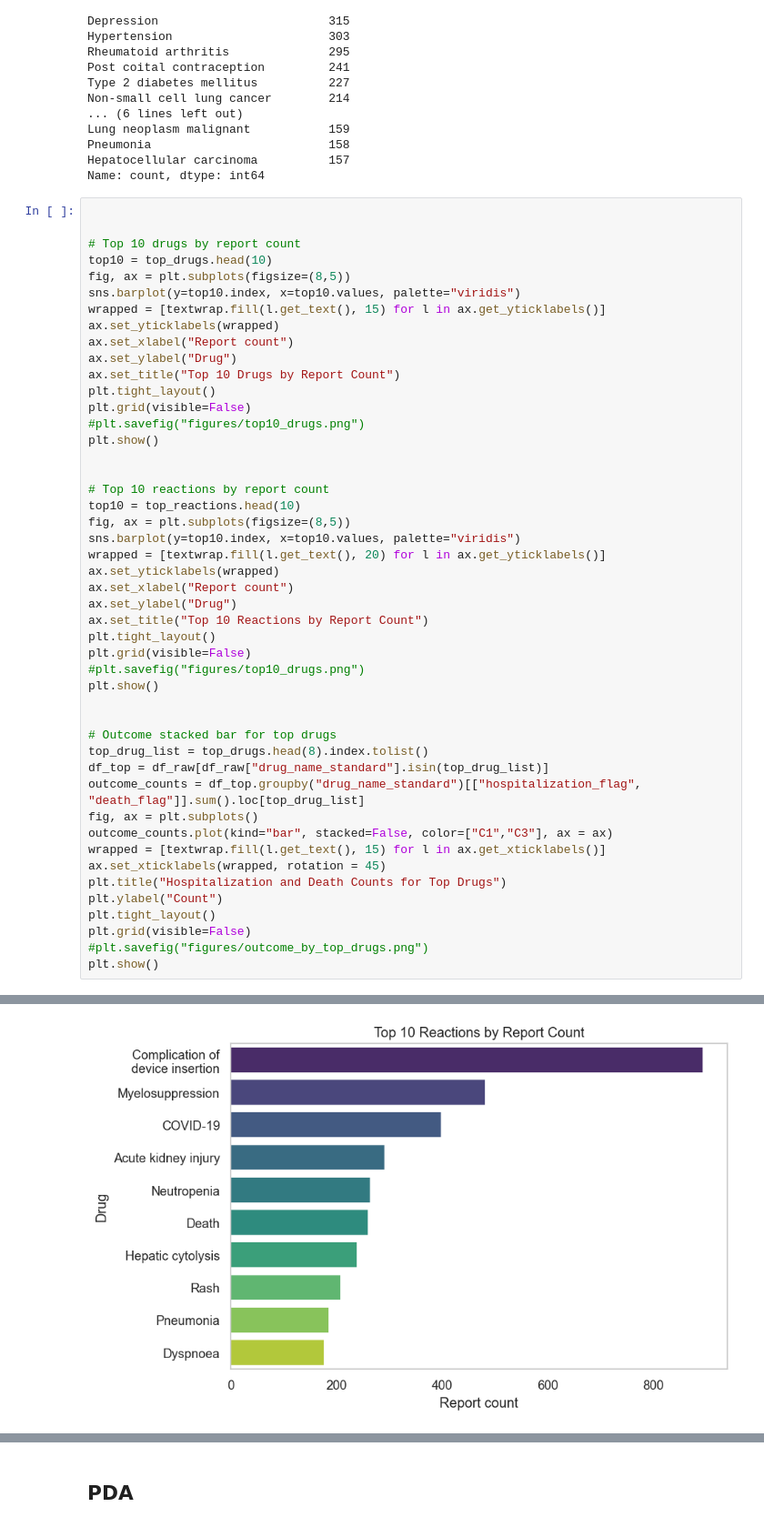
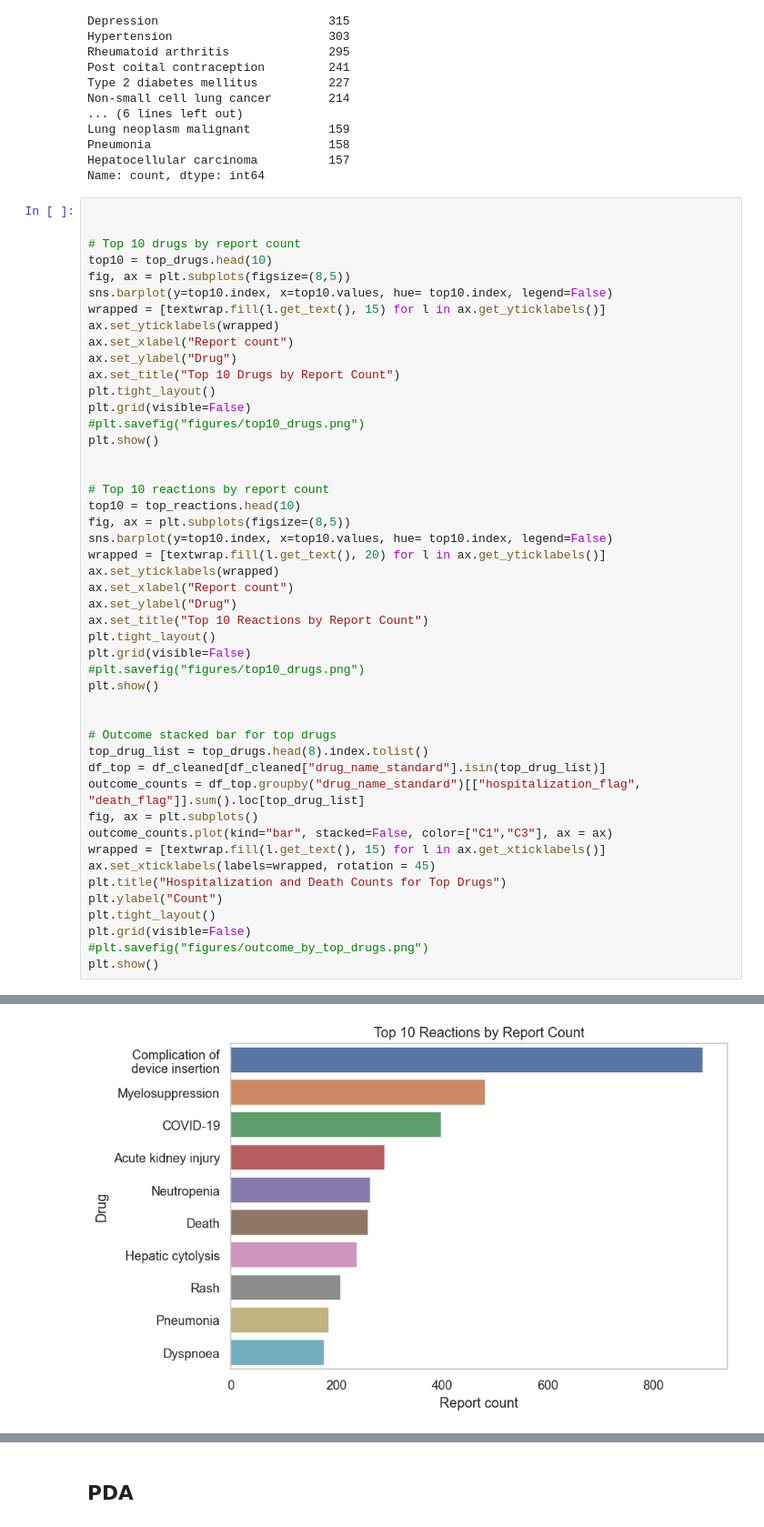
Before and after one commit to DataOptics/pharmacovigilance-signal_detection-ml-lab, a Jupyter notebook: Drug Adverse Events I.ipynb, the cells around one changed output, grey strips where cells are left out. Shown at 91% size. Cells and saved outputs as stored; diff of their text form.

Commit message:
Python Code - Drug Adverse Events Signal Dection and Prediction

```diff
--- a/Drug Adverse Events I.ipynb
+++ b/Drug Adverse Events I.ipynb
@@ -1103,7 +1103,7 @@ Name: count, dtype: int64
 # Top 10 drugs by report count
 top10 = top_drugs.head(10)
 fig, ax = plt.subplots(figsize=(8,5))
-sns.barplot(y=top10.index, x=top10.values, palette="viridis")
+sns.barplot(y=top10.index, x=top10.values, hue= top10.index, legend=False)
 wrapped = [textwrap.fill(l.get_text(), 15) for l in ax.get_yticklabels()]
 ax.set_yticklabels(wrapped)
 ax.set_xlabel("Report count")
@@ -1118,7 +1118,7 @@ plt.show()
 # Top 10 reactions by report count
 top10 = top_reactions.head(10)
 fig, ax = plt.subplots(figsize=(8,5))
-sns.barplot(y=top10.index, x=top10.values, palette="viridis")
+sns.barplot(y=top10.index, x=top10.values, hue= top10.index, legend=False)
 wrapped = [textwrap.fill(l.get_text(), 20) for l in ax.get_yticklabels()]
 ax.set_yticklabels(wrapped)
 ax.set_xlabel("Report count")
@@ -1132,12 +1132,12 @@ plt.show()
 
 # Outcome stacked bar for top drugs
 top_drug_list = top_drugs.head(8).index.tolist()
-df_top = df_raw[df_raw["drug_name_standard"].isin(top_drug_list)]
+df_top = df_cleaned[df_cleaned["drug_name_standard"].isin(top_drug_list)]
 outcome_counts = df_top.groupby("drug_name_standard")[["hospitalization_flag", "death_flag"]].sum().loc[top_drug_list]
 fig, ax = plt.subplots()
 outcome_counts.plot(kind="bar", stacked=False, color=["C1","C3"], ax = ax)
 wrapped = [textwrap.fill(l.get_text(), 15) for l in ax.get_xticklabels()]
-ax.set_xticklabels(wrapped, rotation = 45)
+ax.set_xticklabels(labels=wrapped, rotation = 45)
 plt.title("Hospitalization and Death Counts for Top Drugs")
 plt.ylabel("Count")
 plt.tight_layout()
@@ -1155,2 +1149,2 @@ Passing `palette` without assigning `hue` is deprecated and will be removed in v
-[figure, old version]
+[figure, new version]
 [figure]
```
Also changed, not shown: parts of 11 cells of this notebook.
